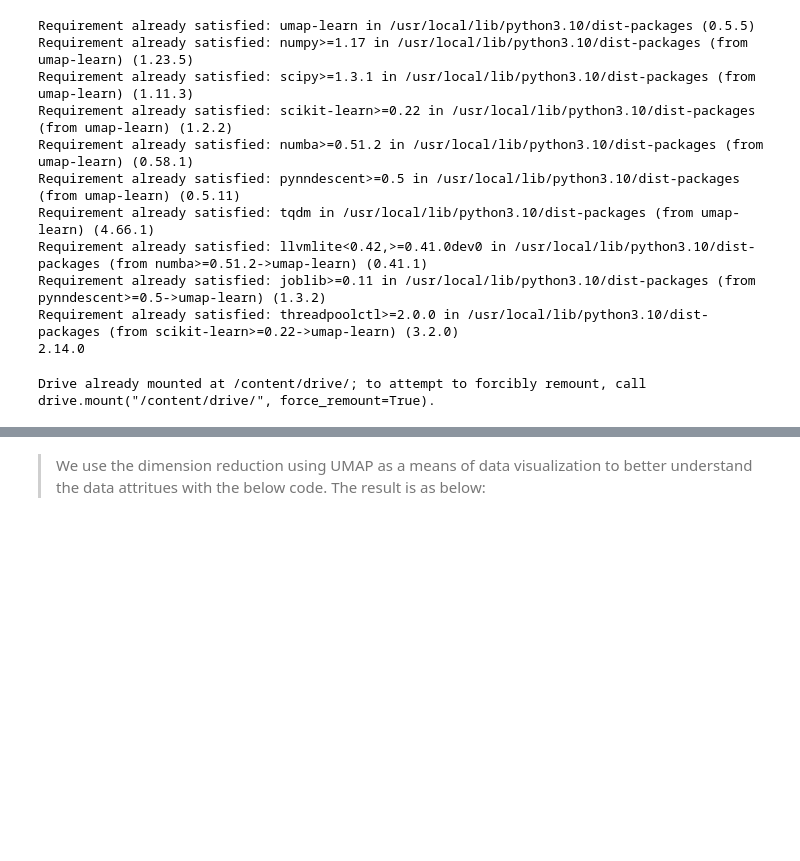
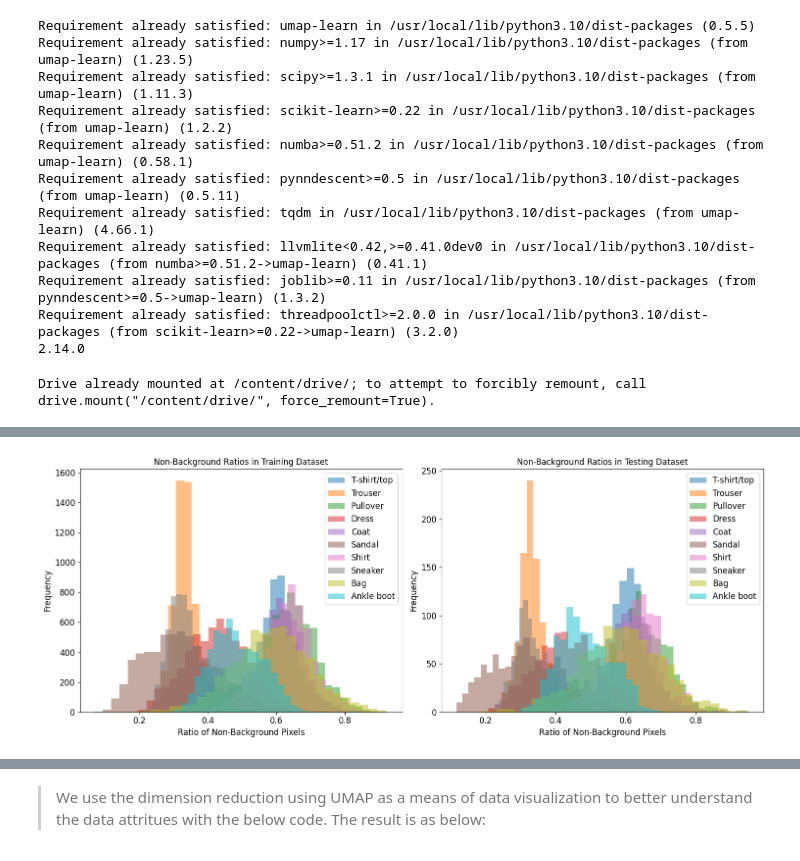
Before and after one commit to yoojunT/ECEN758_GroupAssignment, a Jupyter notebook: Fashion_MNIST_CNN_GradCAM_Code_Group35.ipynb, the cells around one changed output, grey strips where cells are left out. Drawn from its saved outputs; the diff is of its cells as text; code cells hidden in the pictures; blank space fills up the shorter version.

```diff
--- a/Fashion_MNIST_CNN_GradCAM_Code_Group35.ipynb
+++ b/Fashion_MNIST_CNN_GradCAM_Code_Group35.ipynb
@@ -178,0 +121,52 @@ plt.show()
+# %%
+# Descriptive analysis baed on instance pixel ratio
+
+def calculate_non_background_ratio(images):
+  total_pixels = 28*28
+  ratios = [np.count_nonzero(image) / total_pixels for image in images]
+  return ratios
+
+# Figure
+fig, axs = plt.subplots(1, 2, figsize=(15, 6))
+
+# Plot for training set
+ratios_train = calculate_non_background_ratio(x_train)
+class_ratios_train = {i: [] for i in range(10)}
+for ratio, label in zip(ratios_train, y_train):
+    class_ratios_train[label].append(ratio)
+
+for index, ratio_list in class_ratios_train.items():
+    axs[0].hist(ratio_list, bins=30, alpha=0.5, label=class_names[index])
+
+axs[0].set_title("Non-Background Ratios in Training Dataset", fontsize= 12)
+axs[0].set_xlabel("Ratio of Non-Background Pixels", fontsize= 12)
+axs[0].set_ylabel("Frequency", fontsize= 12)
+axs[0].legend(fontsize= 12)
+axs[0].tick_params(axis='x', labelsize=12)
+axs[0].tick_params(axis='y', labelsize=12)
+
+# Plot for testing set
+ratios_test = calculate_non_background_ratio(x_test)
+class_ratios_test = {i: [] for i in range(10)}
+for ratio, label in zip(ratios_test, y_test):
+    class_ratios_test[label].append(ratio)
+
+for index, ratio_list in class_ratios_test.items():
+    axs[1].hist(ratio_list, bins=30, alpha=0.5, label=class_names[index])
+
+axs[1].set_title("Non-Background Ratios in Testing Dataset", fontsize= 12)
+axs[1].set_xlabel("Ratio of Non-Background Pixels", fontsize= 12)
+axs[1].set_ylabel("Frequency", fontsize= 12)
+axs[1].legend(fontsize= 12)
+axs[1].tick_params(axis='x', labelsize=12)
+axs[1].tick_params(axis='y', labelsize=12)
+
+# Adjust layout and show the plot
+plt.tight_layout()
+
+# Save the figure
+plt.savefig(f'{result_path}/Non-background ratios.png', dpi=500)
+
+plt.show()
+# %% [output]
+[figure, added]
```
Also changed, not shown: parts of 33 cells of this notebook.
